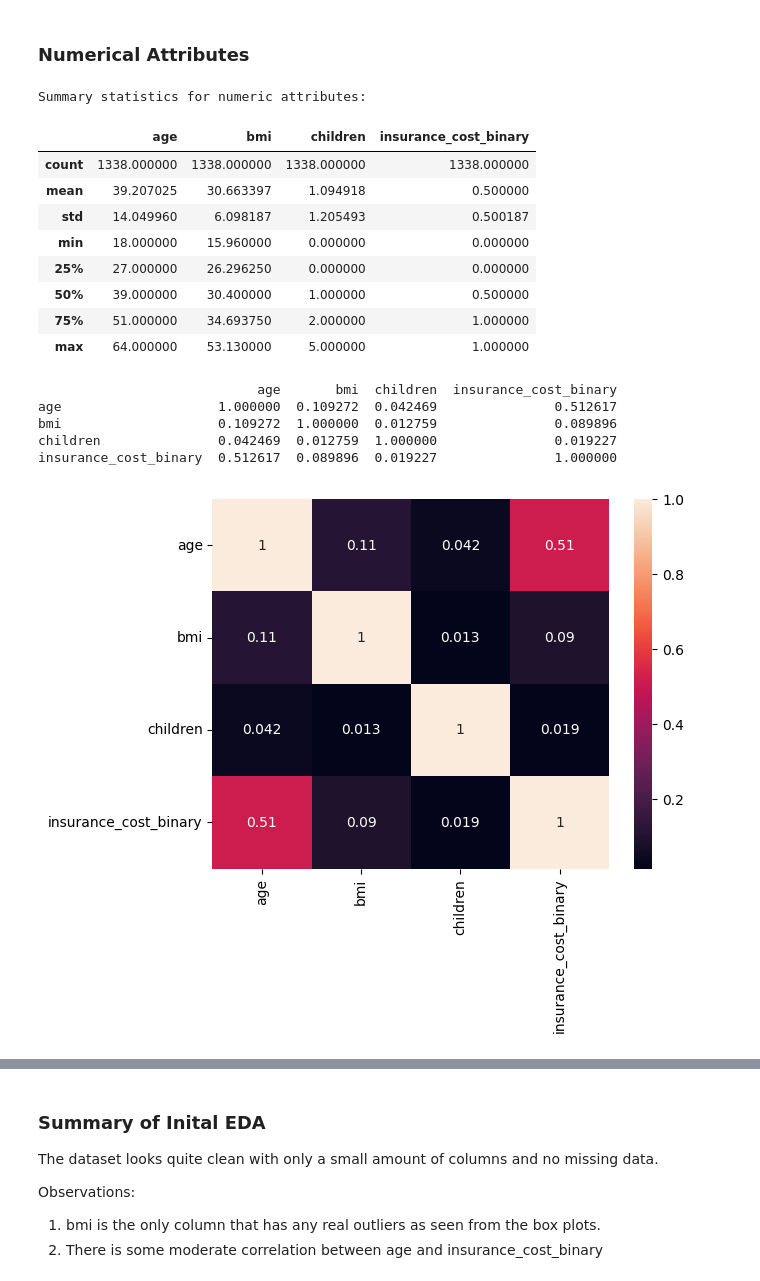
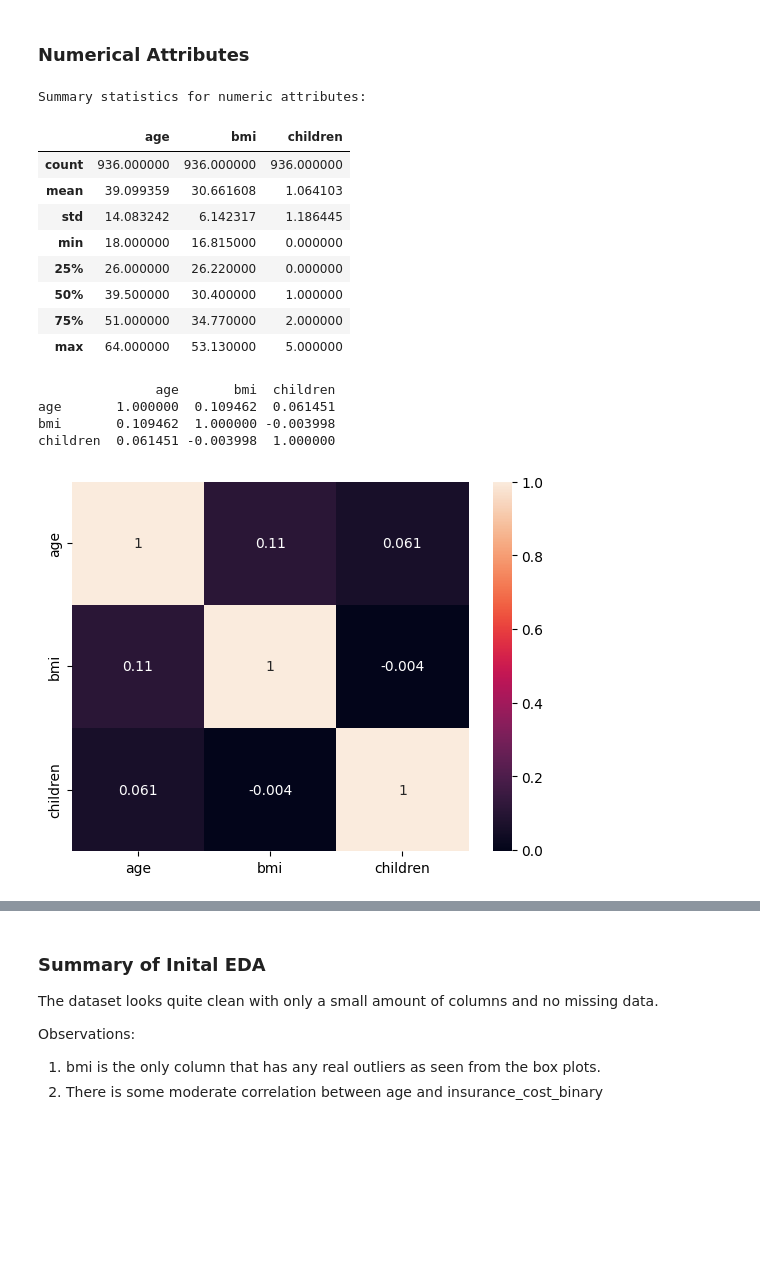
Before and after one commit to kristyan/data, a Jupyter notebook: e-tivity3/etivity3_classification.ipynb, the cells around one changed output, grey strips where cells are left out. Drawn from its saved outputs; the diff is of its cells as text; code cells hidden in the pictures; blank space fills up the shorter version.

```diff
--- a/e-tivity3/etivity3_classification.ipynb
+++ b/e-tivity3/etivity3_classification.ipynb
@@ -27,8 +44,20 @@ df = pd.read_csv('./insurance.csv')
 # 1 otherwise
 median_insurance_cost = df['insurance_cost'].median()
 df['insurance_cost_binary'] = (df['insurance_cost'] > median_insurance_cost).astype(int)
+
 # remove the original insurance_cost column
 df.drop(columns=['insurance_cost'], inplace=True)
 
-df.head()
+# split the data into features and target
+X = df.drop(columns=['insurance_cost_binary'])
+y = df[['insurance_cost_binary']]
+
+# split the data into training and test sets
+X_train, X_test, y_train, y_test = train_test_split(
+    X, y, test_size=0.3, random_state=42)
+
+# use the concat function to combine the training data and the target data as its useful for plotting
+X_y_train = pd.concat([X_train, y_train], axis=1)
+
+X_train.head()
 # %% [output]
@@ -112,28 +148,27 @@ Name: count, dtype: int64
 
 print("\nSummary statistics for numeric attributes:\n")
 
-df.describe()
+X_train.describe()
 # %% [output]
 Summary statistics for numeric attributes:
-|  | age | bmi | children | insurance_cost_binary |
-| count | 1338.000000 | 1338.000000 | 1338.000000 | 1338.000000 |
-| mean | 39.207025 | 30.663397 | 1.094918 | 0.500000 |
-| std | 14.049960 | 6.098187 | 1.205493 | 0.500187 |
-| min | 18.000000 | 15.960000 | 0.000000 | 0.000000 |
-| 25% | 27.000000 | 26.296250 | 0.000000 | 0.000000 |
-| 50% | 39.000000 | 30.400000 | 1.000000 | 0.500000 |
-| 75% | 51.000000 | 34.693750 | 2.000000 | 1.000000 |
-| max | 64.000000 | 53.130000 | 5.000000 | 1.000000 |
+|  | age | bmi | children |
+| count | 936.000000 | 936.000000 | 936.000000 |
+| mean | 39.099359 | 30.661608 | 1.064103 |
+| std | 14.083242 | 6.142317 | 1.186445 |
+| min | 18.000000 | 16.815000 | 0.000000 |
+| 25% | 26.000000 | 26.220000 | 0.000000 |
+| 50% | 39.500000 | 30.400000 | 1.000000 |
+| 75% | 51.000000 | 34.770000 | 2.000000 |
+| max | 64.000000 | 53.130000 | 5.000000 |
 # %%
 # correlation matrix
-corr_matrix = df.corr(numeric_only=True)
+corr_matrix = X_train.corr(numeric_only=True)
 sns.heatmap(corr_matrix, annot=True)
 print(corr_matrix)
 # %% [output]
-                            age       bmi  children  insurance_cost_binary
-age                    1.000000  0.109272  0.042469               0.512617
-bmi                    0.109272  1.000000  0.012759               0.089896
-children               0.042469  0.012759  1.000000               0.019227
-insurance_cost_binary  0.512617  0.089896  0.019227               1.000000
+               age       bmi  children
+age       1.000000  0.109462  0.061451
+bmi       0.109462  1.000000 -0.003998
+children  0.061451 -0.003998  1.000000
-[figure, old version]
+[figure, new version]
 # %%
```
Also changed, not shown: parts of 29 cells of this notebook.
